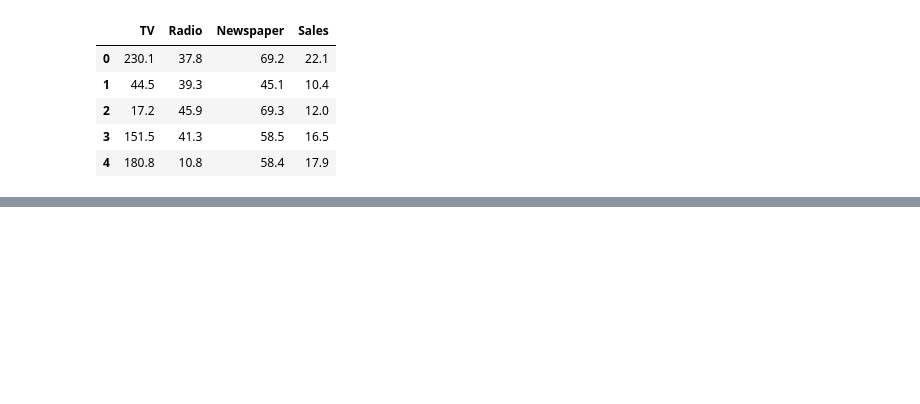
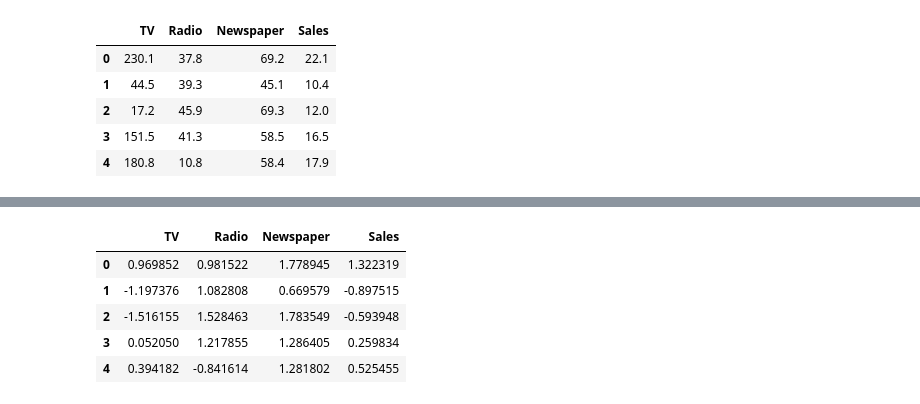
Before and after one commit to sairaj237/ML-DL-Assignments, a Jupyter notebook: Assignment2/Assignment2.ipynb, the cells around one changed output, grey strips where cells are left out. Cells and saved outputs as stored; diff of their text form; code cells hidden in the pictures; blank space fills up the shorter version.

```diff
--- a/Assignment2/Assignment2.ipynb
+++ b/Assignment2/Assignment2.ipynb
@@ -85,2 +70,0 @@ ds.head()
-# %%
-ds=ds.dropna()
@@ -165,0 +94,12 @@ R² Score: 0.5949793934807868
+# %%
+# Cell 6: Data Transformation - Feature scaling
+scaler = StandardScaler()
+ds_scaled = pd.DataFrame(scaler.fit_transform(ds), columns=ds.columns)
+ds_scaled.head()
+# %% [output]
+|  | TV | Radio | Newspaper | Sales |
+| 0 | 0.969852 | 0.981522 | 1.778945 | 1.322319 |
+| 1 | -1.197376 | 1.082808 | 0.669579 | -0.897515 |
+| 2 | -1.516155 | 1.528463 | 1.783549 | -0.593948 |
+| 3 | 0.052050 | 1.217855 | 1.286405 | 0.259834 |
+| 4 | 0.394182 | -0.841614 | 1.281802 | 0.525455 |
```
Also changed, not shown: parts of 18 cells of this notebook.
